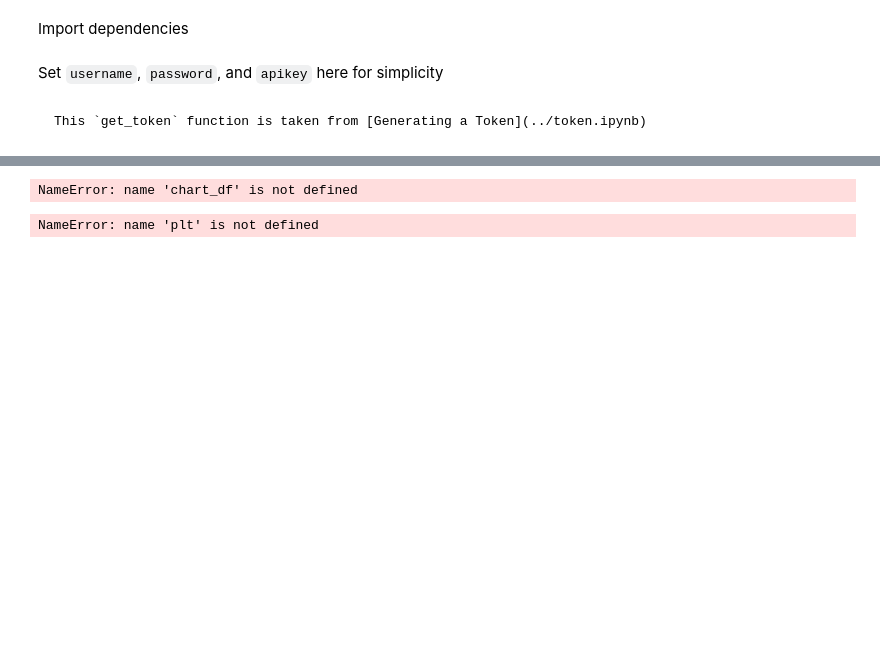
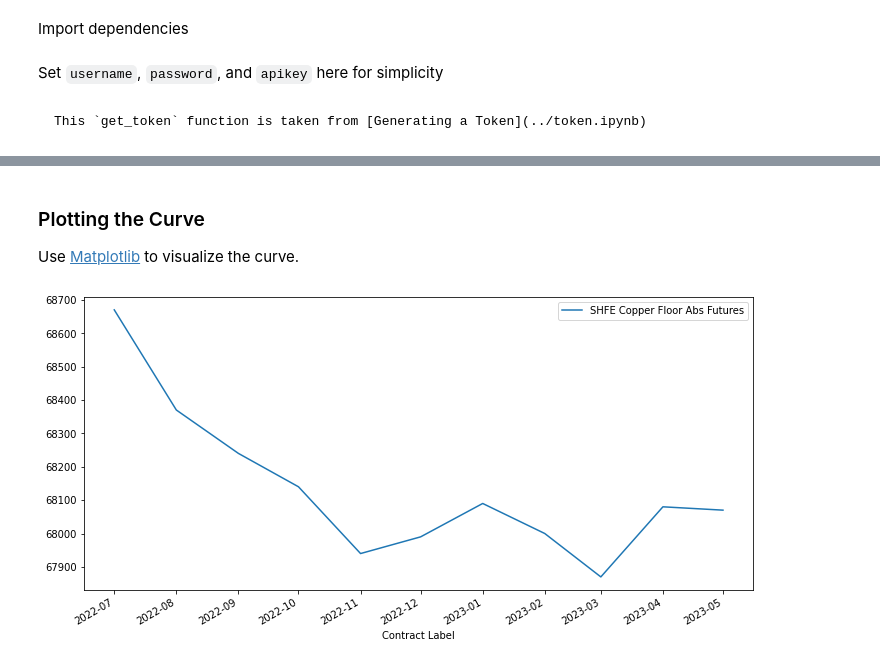
Before and after one commit to achristie/jpy-book, a Jupyter notebook: notebooks/marketdata/forward_curves.ipynb, the cells around one changed output, grey strips where cells are left out. Drawn from its saved outputs; the diff is of its cells as text; code cells hidden in the pictures; blank space fills up the shorter version.

Commit message:
added comments to fwd curves

```diff
--- a/notebooks/marketdata/forward_curves.ipynb
+++ b/notebooks/marketdata/forward_curves.ipynb
@@ -82,5 +117,13 @@ def get_curve_by_curvecode(username, password, apikey, curve_code):
     "filter": f'curve_code: "{curve_code}"'
   }
 
-  r = requests.get("https://api.platts.com/market-data/forward-curve/v3/curve-code", headers=headers, params=params)
-  return r.json()
+  try:
+    r = requests.get("https://api.platts.com/market-data/forward-curve/v3/curve-code", headers=headers, params=params)
+    r.raise_for_status()
+    return r.json()
+  except Exception as err:
+    if r.status_code >= 500:
+      print(err)
+    else:
+      print(r.status_code, r.json())
+    raise
@@ -87,4 +132,4 @@ def get_curve_by_curvecode(username, password, apikey, curve_code):
 # %%
-curve_data = get_curve_by_curvecode(username, password, apikey, "CN001")
-curve_data
+curve_data = get_curve_by_curvecode(username, password, apikey, "CN2UN")
+curve_data['results']['symbol_data'][:2]
 # %% [output]
@@ -94,5 +161,6 @@ df = pd.json_normalize(curve_data['results'], record_path=["symbol_data", "data"
   meta=['curve_name', 'curve_code', ['symbol_data', 'symbol'], ['symbol_data', 'derivative_position'],
     ['symbol_data', 'contract_label'], ['symbol_data', 'derivative_maturity_frequency']])
 df.columns = df.columns.str.replace("symbol_data.", "", regex=True)
-df.head(20)
+df.style.set_table_attributes('style="font-size: 10px"')
+df.head(5)
 # %% [output]
@@ -107,14 +182,10 @@ NameError: name 'df' is not defined
-# %%
-chart_df = chart_df.sort_values(by="value")
-chart_df
-# %% [output]
-NameError: name 'chart_df' is not defined
+# %% [markdown]
+### Plotting the Curve
+Use [Matplotlib](https://matplotlib.org/) to visualize the curve.
 # %%
 fig, ax = plt.subplots()
 chart_df['value'].plot(ax=ax, figsize=(12,6), x_compat=True, label=chart_df['curve_name'][0])
 ax.set_xlabel("Contract Label")
-ax.legend()
-ax.xaxis.set_major_locator(mdates.YearLocator())
-ax.xaxis.set_major_formatter(mdates.DateFormatter("%Y"))
+ax.legend();
 # %% [output]
-NameError: name 'plt' is not defined
+[figure, added]
```
Also changed, not shown: parts of 15 cells of this notebook, 1 other file.
